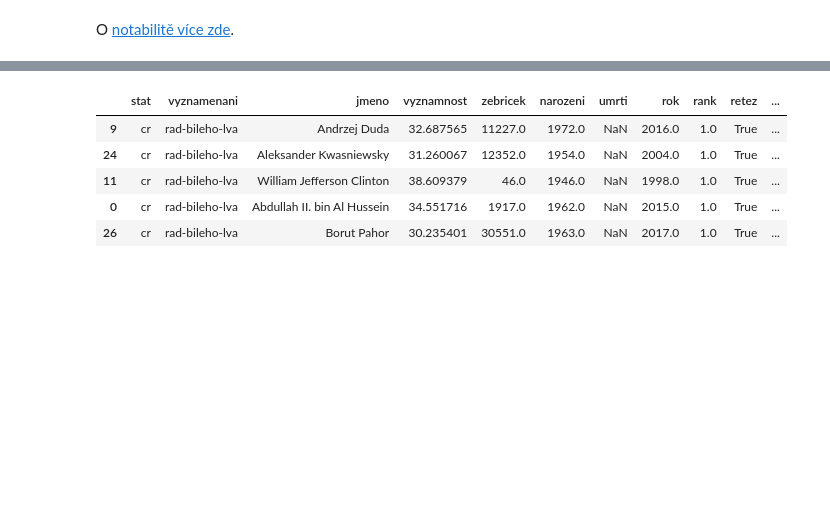
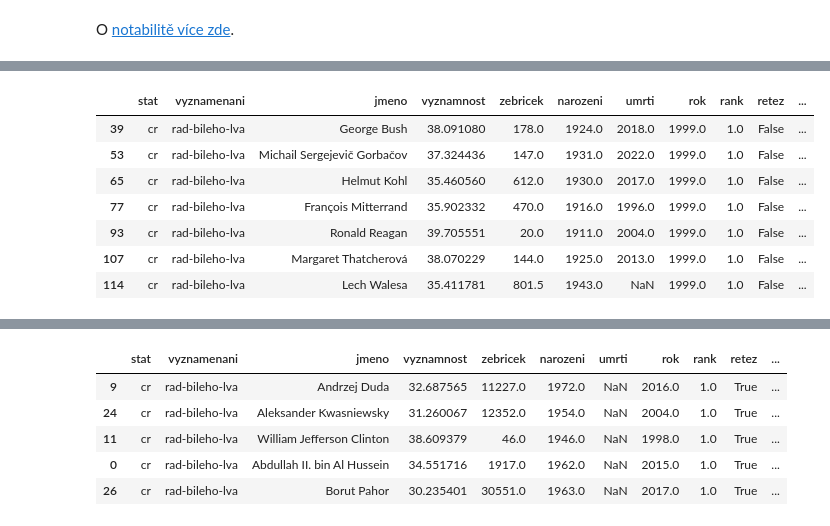
Before and after one commit to DataRozhlas/vyznamenani, a Jupyter notebook: vyznamenani.ipynb, the cells around one changed output, grey strips where cells are left out. Saved outputs shown, nothing was run; the diff lists cells and outputs as text; code cells hidden in the pictures; blank space fills up the shorter version.

```diff
--- a/vyznamenani.ipynb
+++ b/vyznamenani.ipynb
@@ -452,3 +524,14 @@ lvi_extended[lvi_extended["zebricek"] < 1001].groupby("rok")["jmeno"].nunique().
+# %%
+lvi_extended[(lvi_extended["zebricek"] < 1001) & (lvi_extended["rok"] == 1999)]
+# %% [output]
+|  | stat | vyznamenani | jmeno | vyznamnost | zebricek | narozeni | umrti | rok | rank | retez | ... |
+| 39 | cr | rad-bileho-lva | George Bush | 38.091080 | 178.0 | 1924.0 | 2018.0 | 1999.0 | 1.0 | False | ... |
+| 53 | cr | rad-bileho-lva | Michail Sergejevič Gorbačov | 37.324436 | 147.0 | 1931.0 | 2022.0 | 1999.0 | 1.0 | False | ... |
+| 65 | cr | rad-bileho-lva | Helmut Kohl | 35.460560 | 612.0 | 1930.0 | 2017.0 | 1999.0 | 1.0 | False | ... |
+| 77 | cr | rad-bileho-lva | François Mitterrand | 35.902332 | 470.0 | 1916.0 | 1996.0 | 1999.0 | 1.0 | False | ... |
+| 93 | cr | rad-bileho-lva | Ronald Reagan | 39.705551 | 20.0 | 1911.0 | 2004.0 | 1999.0 | 1.0 | False | ... |
+| 107 | cr | rad-bileho-lva | Margaret Thatcherová | 38.070229 | 144.0 | 1925.0 | 2013.0 | 1999.0 | 1.0 | False | ... |
+| 114 | cr | rad-bileho-lva | Lech Walesa | 35.411781 | 801.5 | 1943.0 | NaN | 1999.0 | 1.0 | False | ... |
 # %%
 pd.DataFrame(lvi_extended.sort_values(by="zebricek").groupby("rok")["jmeno"].first())
 # %% [output]
```
Also changed, not shown: parts of 36 cells of this notebook, 4 other files.
